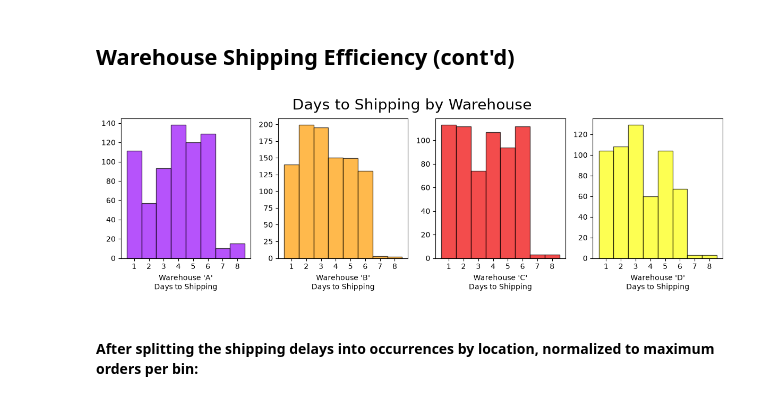
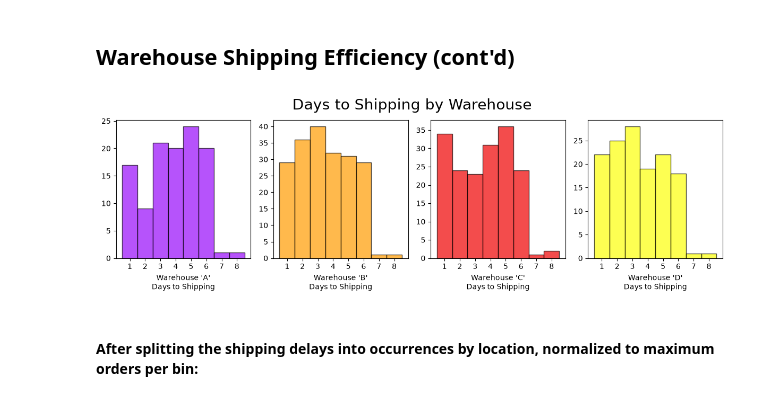
Before and after one commit to BCPMcustom/courseraSQL, a Jupyter notebook: Course#10/MintClassics.ipynb, the cells around one changed output. Cells and saved outputs as stored; diff of their text form; code cells hidden in the pictures.

```diff
--- a/Course#10/MintClassics.ipynb
+++ b/Course#10/MintClassics.ipynb
@@ -344,3 +344,7 @@ df_SI.head()
 | 4 | 10210 | a | S18_2625 | 8 | 2059.20 |
 # %% [raw]
 ### End Ignore Table
+# %%
+df_SI = df_SI[['orderNumber', 'warehouseCode', 'daysToShipping', 'lineTotal']]
+df_shipping = df_SI.groupby(['orderNumber', 'warehouseCode', 'daysToShipping'])['lineTotal'].sum().reset_index()
+df_shipping
@@ -373,30 +391,30 @@ plt.close('all')
 # %% [markdown]
 ## Warehouse Shipping Efficiency (cont'd)
 # %%
-warehouses = sorted(df_SI['warehouseCode'].unique())
+warehouses = sorted(df_shipping['warehouseCode'].unique())
 num = len(warehouses)
 warehouse_list = []
 
 colors = ['#970afa', '#ff9c00', '#ef0000', '#fdff08']
 
 fig, ax = plt.subplots(1, num, figsize=(12, 4))
 
 for warehouse in warehouses:
-    df_temp = df_SI[df_SI['warehouseCode'] == warehouse]['daysToShipping']
+    df_temp = df_shipping[df_shipping['warehouseCode'] == warehouse]['daysToShipping']
     warehouse_list.append(df_temp)
 
 for i, warehouse in enumerate(warehouses):
     ax[i].hist(warehouse_list[i], bins=[b + 0.5 for b in range(9)], color=colors[i % len(colors)], edgecolor='black', alpha=0.7)
     ax[i].set_xticks(range(1, 9))
     ax[i].set_xlabel(f'Warehouse \'{warehouse.upper()}\'\nDays to Shipping', fontsize=10)
 
 
 fig.suptitle('Days to Shipping by Warehouse', fontsize=20, y=0.95)
 plt.tight_layout()
 plt.show()
 plt.close('all')
 # %% [output]
-[figure, old version]
+[figure, new version]
 # %% [markdown]
 #### After splitting the shipping delays into occurrences by location, normalized to maximum orders per bin:
 # %% [markdown]
```
Also changed, not shown: parts of 3 cells of this notebook, 2 other files.
